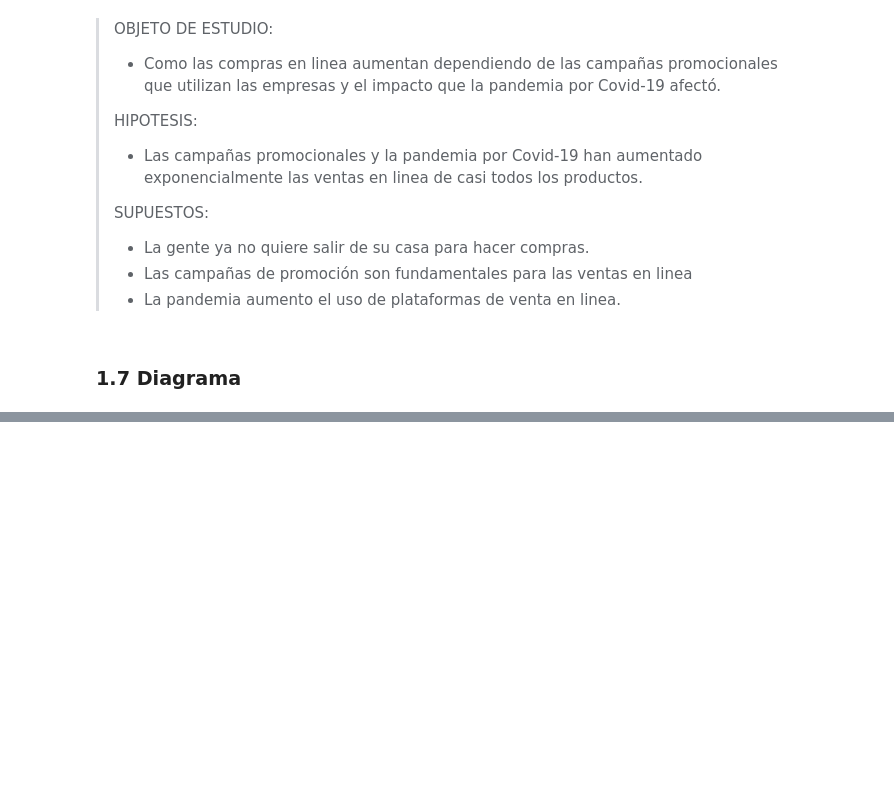
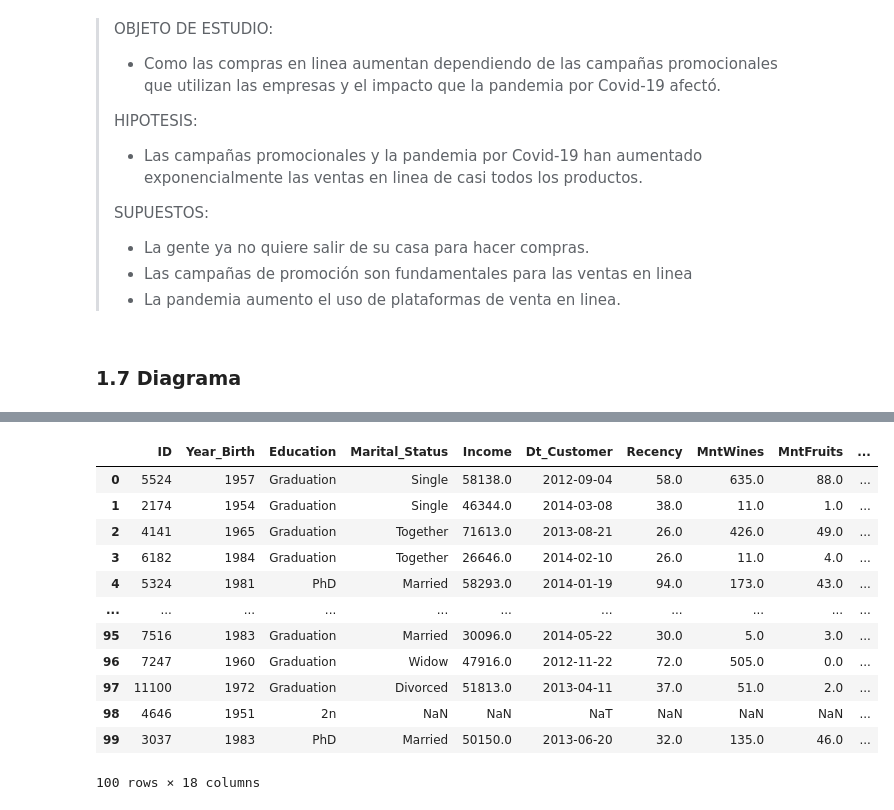
Before and after one commit to berlinpreciado21/ProyectoSimFin_CCorrales_BIPreciado_MVerea, a Jupyter notebook: PE1_BIPE_CCC_MV.ipynb, the cells around one changed output, grey strips where cells are left out. Saved outputs shown, nothing was run; the diff lists cells and outputs as text; code cells hidden in the pictures; blank space fills up the shorter version.

```diff
--- a/PE1_BIPE_CCC_MV.ipynb
+++ b/PE1_BIPE_CCC_MV.ipynb
@@ -59,0 +65,17 @@
+# %%
+data=pd.read_excel(r"C:\Users\HP\Documents\SIMULACIÓN DE PROCESOS FINANCIEROS\PROYECTO\ProyectoSimFin_CCorrales_BIPreciado_MVerea\marketing_campaign.xlsx")
+data.head(100)
+# %% [output]
+|  | ID | Year_Birth | Education | Marital_Status | Income | Dt_Customer | Recency | MntWines | MntFruits | ... |
+| 0 | 5524 | 1957 | Graduation | Single | 58138.0 | 2012-09-04 | 58.0 | 635.0 | 88.0 | ... |
+| 1 | 2174 | 1954 | Graduation | Single | 46344.0 | 2014-03-08 | 38.0 | 11.0 | 1.0 | ... |
+| 2 | 4141 | 1965 | Graduation | Together | 71613.0 | 2013-08-21 | 26.0 | 426.0 | 49.0 | ... |
+| 3 | 6182 | 1984 | Graduation | Together | 26646.0 | 2014-02-10 | 26.0 | 11.0 | 4.0 | ... |
+| 4 | 5324 | 1981 | PhD | Married | 58293.0 | 2014-01-19 | 94.0 | 173.0 | 43.0 | ... |
+| ... | ... | ... | ... | ... | ... | ... | ... | ... | ... | ... |
+| 95 | 7516 | 1983 | Graduation | Married | 30096.0 | 2014-05-22 | 30.0 | 5.0 | 3.0 | ... |
+| 96 | 7247 | 1960 | Graduation | Widow | 47916.0 | 2012-11-22 | 72.0 | 505.0 | 0.0 | ... |
+| 97 | 11100 | 1972 | Graduation | Divorced | 51813.0 | 2013-04-11 | 37.0 | 51.0 | 2.0 | ... |
+| 98 | 4646 | 1951 | 2n | NaN | NaN | NaT | NaN | NaN | NaN | ... |
+| 99 | 3037 | 1983 | PhD | Married | 50150.0 | 2013-06-20 | 32.0 | 135.0 | 46.0 | ... |
+100 rows × 18 columns
```
Also changed, not shown: parts of 6 cells of this notebook.
